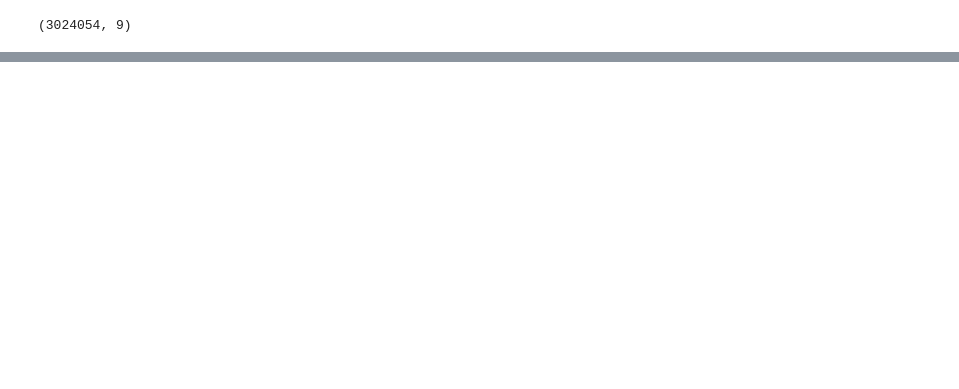
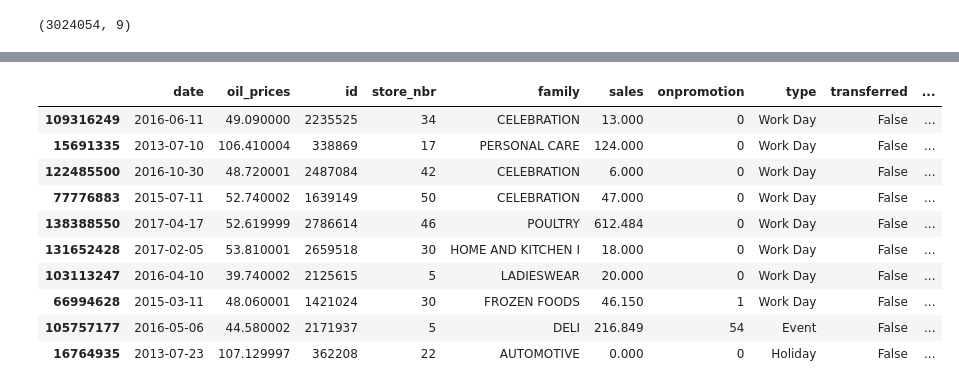
Before and after one commit to sethsot/Regression_Project, a Jupyter notebook: draft.ipynb, the cells around one changed output, grey strips where cells are left out. Cells and saved outputs as stored; diff of their text form; code cells hidden in the pictures; blank space fills up the shorter version.

Commit message:
train dataset complete

```diff
--- a/draft.ipynb
+++ b/draft.ipynb
@@ -922,9 +894,9 @@ Since the holiday event dataset captures the all the holidays in the country ove
 # %%
-# Fill missing values in the 'transferred' column with 'false'
-merged_train_holidays_eve['transferred'].fillna('False', inplace=True)
+# Fill missing values in the 'transferred' column with 'false' since all holidays were captured in holiday_eve dataset
+# Fill missing values in the 'type' column with 'not_holiday'
 
-# Fill missing values in the 'type' column with 'not_holiday'
-merged_train_holidays_eve['type'].fillna('not_holiday', inplace=True)
+merged_train_holidays_eve['transferred'].fillna(False, inplace=True)
+merged_train_holidays_eve['type'].fillna('Work Day', inplace=True)
 
 merged_train_holidays_eve.isnull().sum()
 # %% [output]
@@ -1199,0 +1208,16 @@ draft_train = pd.merge(merged_train_holidays_eve, merged_transactions_store_drop
+# %%
+#display random sample of 10 rows
+
+draft_train.sample(10, random_state = 15)
+# %% [output]
+|  | date | oil_prices | id | store_nbr | family | sales | onpromotion | type | transferred | ... |
+| 109316249 | 2016-06-11 | 49.090000 | 2235525 | 34 | CELEBRATION | 13.000 | 0 | Work Day | False | ... |
+| 15691335 | 2013-07-10 | 106.410004 | 338869 | 17 | PERSONAL CARE | 124.000 | 0 | Work Day | False | ... |
+| 122485500 | 2016-10-30 | 48.720001 | 2487084 | 42 | CELEBRATION | 6.000 | 0 | Work Day | False | ... |
+| 77776883 | 2015-07-11 | 52.740002 | 1639149 | 50 | CELEBRATION | 47.000 | 0 | Work Day | False | ... |
+| 138388550 | 2017-04-17 | 52.619999 | 2786614 | 46 | POULTRY | 612.484 | 0 | Work Day | False | ... |
+| 131652428 | 2017-02-05 | 53.810001 | 2659518 | 30 | HOME AND KITCHEN I | 18.000 | 0 | Work Day | False | ... |
+| 103113247 | 2016-04-10 | 39.740002 | 2125615 | 5 | LADIESWEAR | 20.000 | 0 | Work Day | False | ... |
+| 66994628 | 2015-03-11 | 48.060001 | 1421024 | 30 | FROZEN FOODS | 46.150 | 1 | Work Day | False | ... |
+| 105757177 | 2016-05-06 | 44.580002 | 2171937 | 5 | DELI | 216.849 | 54 | Event | False | ... |
+| 16764935 | 2013-07-23 | 107.129997 | 362208 | 22 | AUTOMOTIVE | 0.000 | 0 | Holiday | False | ... |
```
Also changed, not shown: parts of 25 cells of this notebook.
